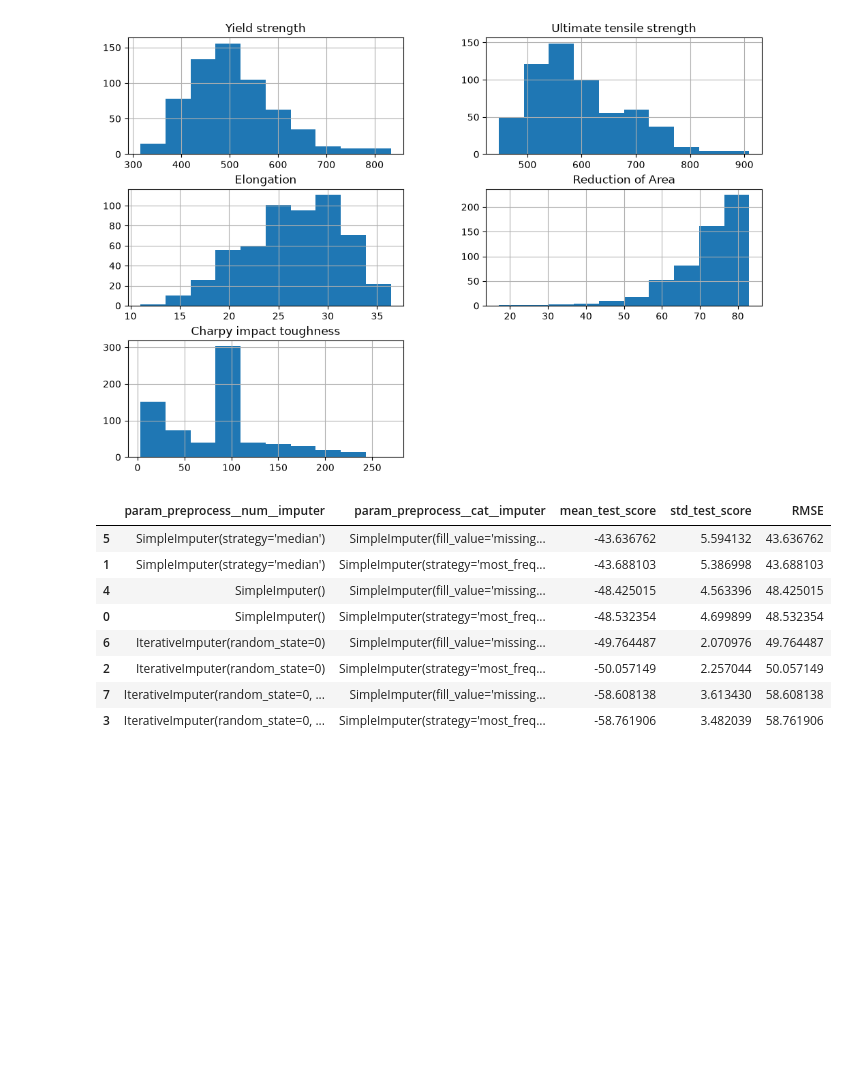
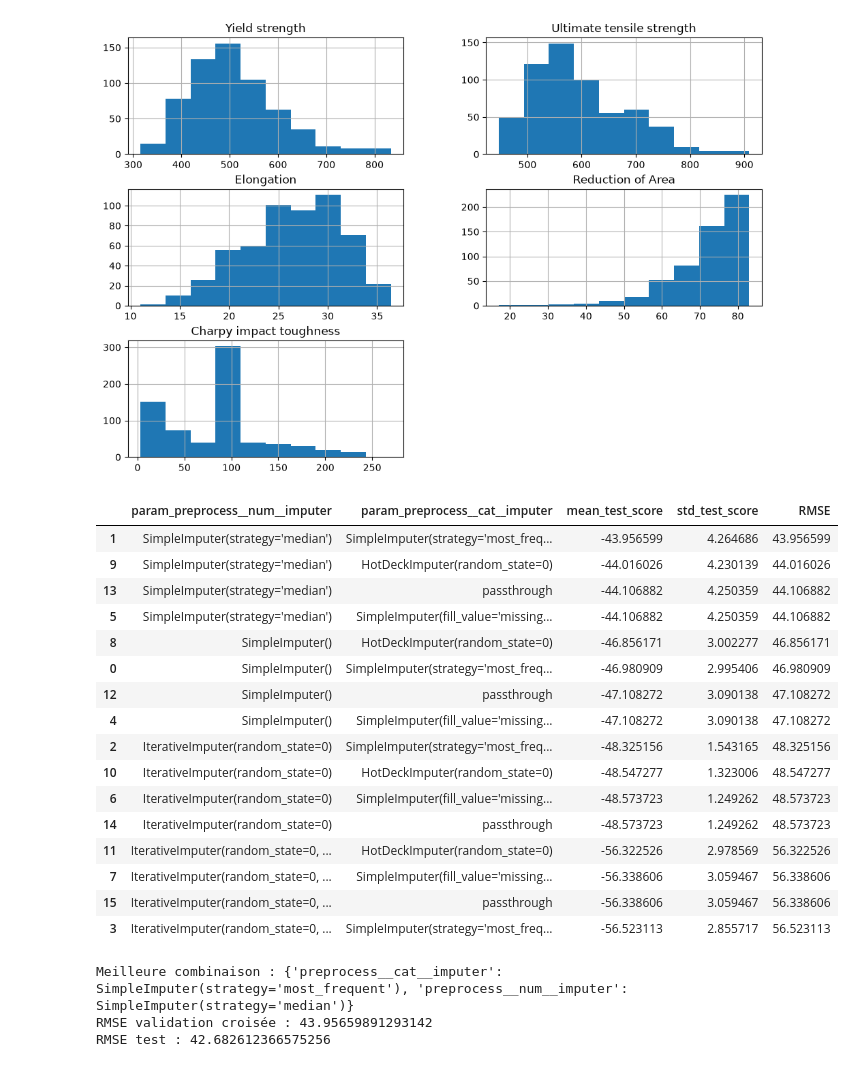
Before and after one commit to marilynehu25/Soudure-d-acier, a Jupyter notebook: 2. Analyses/2. Processing des données.ipynb, the cells around one changed output. Drawn from its saved outputs; the diff is of its cells as text; code cells hidden in the pictures; blank space fills up the shorter version.

Commit message:
Actualisation du GridSearch pour la recherche de la meilleur stratégie d'imputation

```diff
--- a/2. Analyses/2. Processing des données.ipynb
+++ b/2. Analyses/2. Processing des données.ipynb
@@ -87,6 +87,7 @@ array([[<Axes: title={'center': 'Yield strength'}>,
 [figure]
 # %%
 from sklearn.model_selection import GridSearchCV
+from sklearn.linear_model import LinearRegression
 from sklearn.ensemble import RandomForestRegressor   # ou le modèle que tu utilises
 from sklearn.experimental import enable_iterative_imputer
 from sklearn.impute import IterativeImputer
@@ -94,6 +95,28 @@ from sklearn.compose import ColumnTransformer
 from sklearn.pipeline import Pipeline
 from sklearn.impute import SimpleImputer
 from sklearn.preprocessing import StandardScaler, OneHotEncoder
+from sklearn.base import BaseEstimator, TransformerMixin, OneToOneFeatureMixin
+
+class HotDeckImputer(OneToOneFeatureMixin, TransformerMixin, BaseEstimator):
+    def __init__(self, random_state=None):
+        self.random_state = random_state
+
+    def fit(self, X, y=None):
+        X = pd.DataFrame(X)
+        self.feature_names_in_ = X.columns.to_numpy(dtype=object)
+        self.n_features_in_ = X.shape[1]
+        # p_k = n_k / n_obs pour chaque colonne (value_counts ignore les NaN)
+        self.probas_ = {c: X[c].value_counts(normalize=True) for c in X.columns}
+        return self
+
+    def transform(self, X):
+        X = pd.DataFrame(X).copy()
+        rng = np.random.default_rng(self.random_state)
+        for c, p in self.probas_.items():
+            missing = X[c].isnull()
+            if missing.any():
+                X.loc[missing, c] = rng.choice(p.index.to_numpy(), size=missing.sum(), p=p.to_numpy())
+        return X
 
 target = list_target[0]
 
@@ -120,40 +143,65 @@ preprocess = ColumnTransformer([
 
 full_pipe = Pipeline([
     ("preprocess", preprocess),
     ("model", RandomForestRegressor(random_state=0)),
 ])
 
 param_grid = {
     "preprocess__num__imputer": [
         SimpleImputer(strategy="mean"),
         SimpleImputer(strategy="median"),
         IterativeImputer(random_state=0),
         IterativeImputer(random_state=0, sample_posterior=True),
     ],
     "preprocess__cat__imputer": [
         SimpleImputer(strategy="most_frequent"),
         SimpleImputer(strategy="constant", fill_value="missing"),
+        HotDeckImputer(random_state=0),
+        "passthrough",
     ],
 }
 
-grid = GridSearchCV(full_pipe, param_grid, cv=5,
-                    scoring="neg_root_mean_squared_error", n_jobs=-1)
+grid = GridSearchCV(full_pipe, param_grid, cv=6,
+                    scoring="neg_root_mean_squared_error", n_jobs=-1,
+                    )
 
 grid.fit(X_train, y_train)
 
 res = pd.DataFrame(grid.cv_results_)[["param_preprocess__num__imputer",
                                       "param_preprocess__cat__imputer",
                                       "mean_test_score", "std_test_score"]]
 
 res["RMSE"] = -res["mean_test_score"]
 res.sort_values("RMSE")
 # %% [output]
 |  | param_preprocess__num__imputer | param_preprocess__cat__imputer | mean_test_score | std_test_score | RMSE |
-| 5 | SimpleImputer(strategy='median') | SimpleImputer(fill_value='missing... | -43.636762 | 5.594132 | 43.636762 |
-| 1 | SimpleImputer(strategy='median') | SimpleImputer(strategy='most_freq... | -43.688103 | 5.386998 | 43.688103 |
-| 4 | SimpleImputer() | SimpleImputer(fill_value='missing... | -48.425015 | 4.563396 | 48.425015 |
-| 0 | SimpleImputer() | SimpleImputer(strategy='most_freq... | -48.532354 | 4.699899 | 48.532354 |
-| 6 | IterativeImputer(random_state=0) | SimpleImputer(fill_value='missing... | -49.764487 | 2.070976 | 49.764487 |
-| 2 | IterativeImputer(random_state=0) | SimpleImputer(strategy='most_freq... | -50.057149 | 2.257044 | 50.057149 |
-| 7 | IterativeImputer(random_state=0, ... | SimpleImputer(fill_value='missing... | -58.608138 | 3.613430 | 58.608138 |
-| 3 | IterativeImputer(random_state=0, ... | SimpleImputer(strategy='most_freq... | -58.761906 | 3.482039 | 58.761906 |
+| 1 | SimpleImputer(strategy='median') | SimpleImputer(strategy='most_freq... | -43.956599 | 4.264686 | 43.956599 |
+| 9 | SimpleImputer(strategy='median') | HotDeckImputer(random_state=0) | -44.016026 | 4.230139 | 44.016026 |
+| 13 | SimpleImputer(strategy='median') | passthrough | -44.106882 | 4.250359 | 44.106882 |
+| 5 | SimpleImputer(strategy='median') | SimpleImputer(fill_value='missing... | -44.106882 | 4.250359 | 44.106882 |
+| 8 | SimpleImputer() | HotDeckImputer(random_state=0) | -46.856171 | 3.002277 | 46.856171 |
+| 0 | SimpleImputer() | SimpleImputer(strategy='most_freq... | -46.980909 | 2.995406 | 46.980909 |
+| 12 | SimpleImputer() | passthrough | -47.108272 | 3.090138 | 47.108272 |
+| 4 | SimpleImputer() | SimpleImputer(fill_value='missing... | -47.108272 | 3.090138 | 47.108272 |
+| 2 | IterativeImputer(random_state=0) | SimpleImputer(strategy='most_freq... | -48.325156 | 1.543165 | 48.325156 |
+| 10 | IterativeImputer(random_state=0) | HotDeckImputer(random_state=0) | -48.547277 | 1.323006 | 48.547277 |
+| 6 | IterativeImputer(random_state=0) | SimpleImputer(fill_value='missing... | -48.573723 | 1.249262 | 48.573723 |
+| 14 | IterativeImputer(random_state=0) | passthrough | -48.573723 | 1.249262 | 48.573723 |
+| 11 | IterativeImputer(random_state=0, ... | HotDeckImputer(random_state=0) | -56.322526 | 2.978569 | 56.322526 |
+| 7 | IterativeImputer(random_state=0, ... | SimpleImputer(fill_value='missing... | -56.338606 | 3.059467 | 56.338606 |
+| 15 | IterativeImputer(random_state=0, ... | passthrough | -56.338606 | 3.059467 | 56.338606 |
+| 3 | IterativeImputer(random_state=0, ... | SimpleImputer(strategy='most_freq... | -56.523113 | 2.855717 | 56.523113 |
+# %%
+from sklearn.metrics import mean_squared_error
+
+best_model = grid.best_estimator_          # déjà réentraîné sur tout X_train avec la meilleure combinaison
+pred = best_model.predict(X_test)
+rmse_test = np.sqrt(mean_squared_error(y_test, pred))
+
+print("Meilleure combinaison :", grid.best_params_)
+print("RMSE validation croisée :", -grid.best_score_)
+print("RMSE test :", rmse_test)
+# %% [output]
+Meilleure combinaison : {'preprocess__cat__imputer': SimpleImputer(strategy='most_frequent'), 'preprocess__num__imputer': SimpleImputer(strategy='median')}
+RMSE validation croisée : 43.95659891293142
+RMSE test : 42.682612366575256
```
Also changed, not shown: parts of 1 cell of this notebook, 1 other file.
